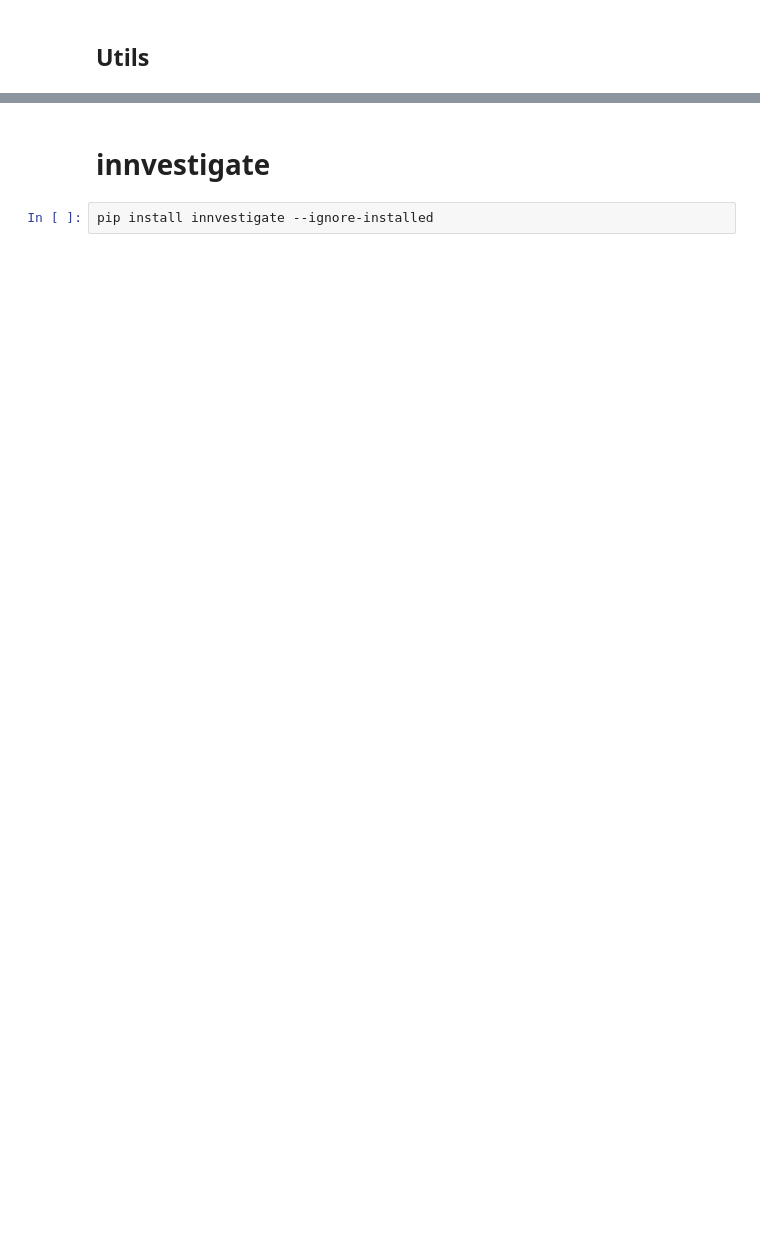
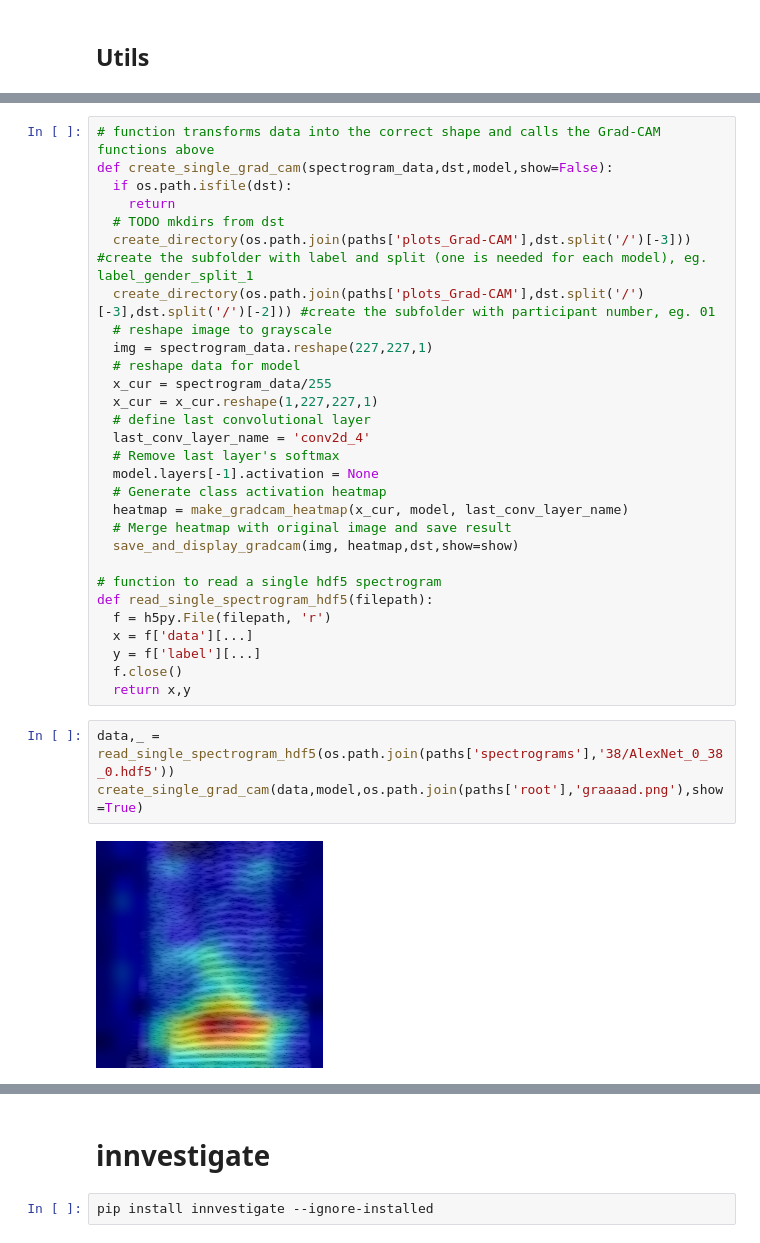
Before and after one commit to lutschdig/XAI_spec_AudioMNIST, a Jupyter notebook: 02_XAI_methods.ipynb, the cells around one changed output, grey strips where cells are left out. Drawn from its saved outputs; the diff is of its cells as text; blank space fills up the shorter version.

```diff
--- a/02_XAI_methods.ipynb
+++ b/02_XAI_methods.ipynb
@@ -119,0 +283,34 @@ def read_data(label,split_index,split_type):
+# %%
+# function transforms data into the correct shape and calls the Grad-CAM functions above
+def create_single_grad_cam(spectrogram_data,dst,model,show=False):
+  if os.path.isfile(dst):
+    return
+  # TODO mkdirs from dst
+  create_directory(os.path.join(paths['plots_Grad-CAM'],dst.split('/')[-3])) #create the subfolder with label and split (one is needed for each model), eg. label_gender_split_1
+  create_directory(os.path.join(paths['plots_Grad-CAM'],dst.split('/')[-3],dst.split('/')[-2])) #create the subfolder with participant number, eg. 01
+  # reshape image to grayscale
+  img = spectrogram_data.reshape(227,227,1)
+  # reshape data for model
+  x_cur = spectrogram_data/255
+  x_cur = x_cur.reshape(1,227,227,1)
+  # define last convolutional layer
+  last_conv_layer_name = 'conv2d_4'
+  # Remove last layer's softmax
+  model.layers[-1].activation = None
+  # Generate class activation heatmap
+  heatmap = make_gradcam_heatmap(x_cur, model, last_conv_layer_name)
+  # Merge heatmap with original image and save result
+  save_and_display_gradcam(img, heatmap,dst,show=show)
+
+# function to read a single hdf5 spectrogram
+def read_single_spectrogram_hdf5(filepath):
+  f = h5py.File(filepath, 'r')
+  x = f['data'][...]
+  y = f['label'][...]
+  f.close()
+  return x,y
+# %%
+data,_ = read_single_spectrogram_hdf5(os.path.join(paths['spectrograms'],'38/AlexNet_0_38_0.hdf5'))
+create_single_grad_cam(data,model,os.path.join(paths['root'],'graaaad.png'),show=True)
+# %% [output]
+[figure, added]
```
Also changed, not shown: parts of 32 cells of this notebook, 3 other files.
